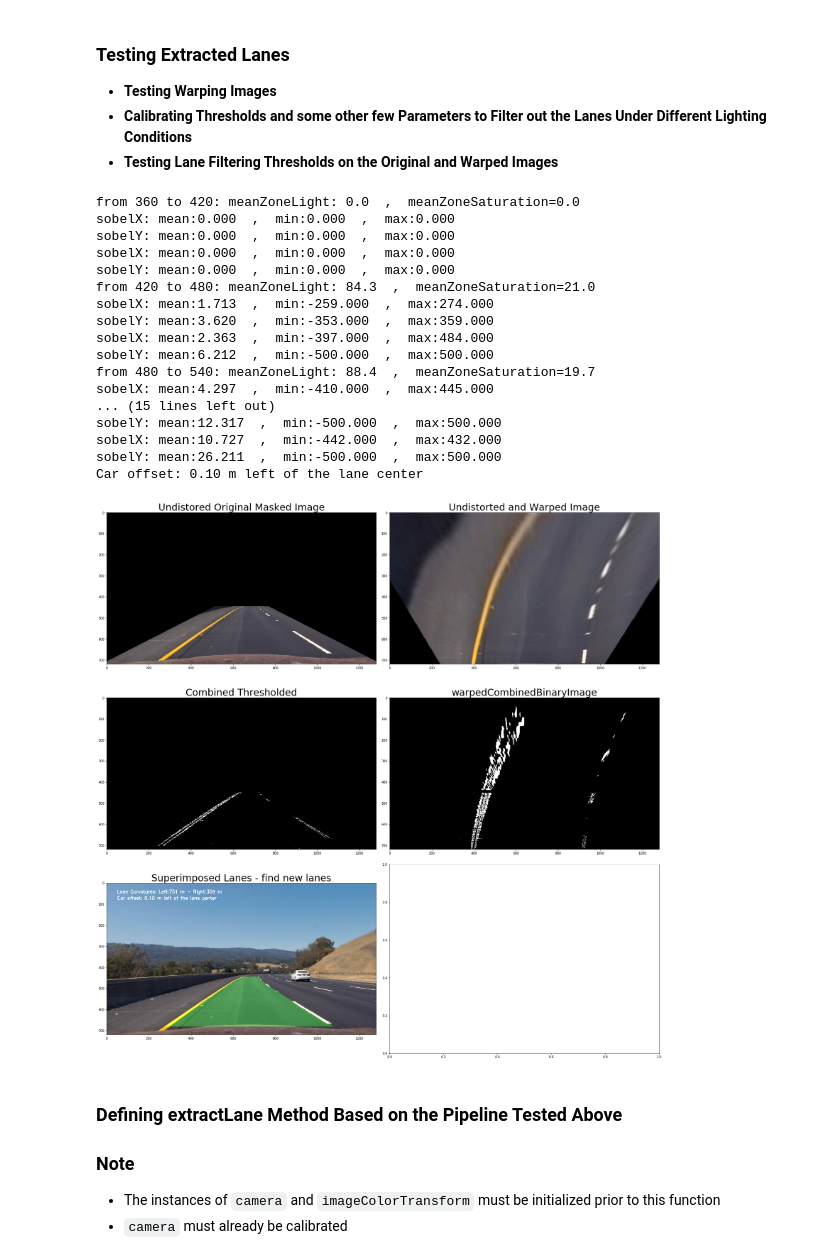
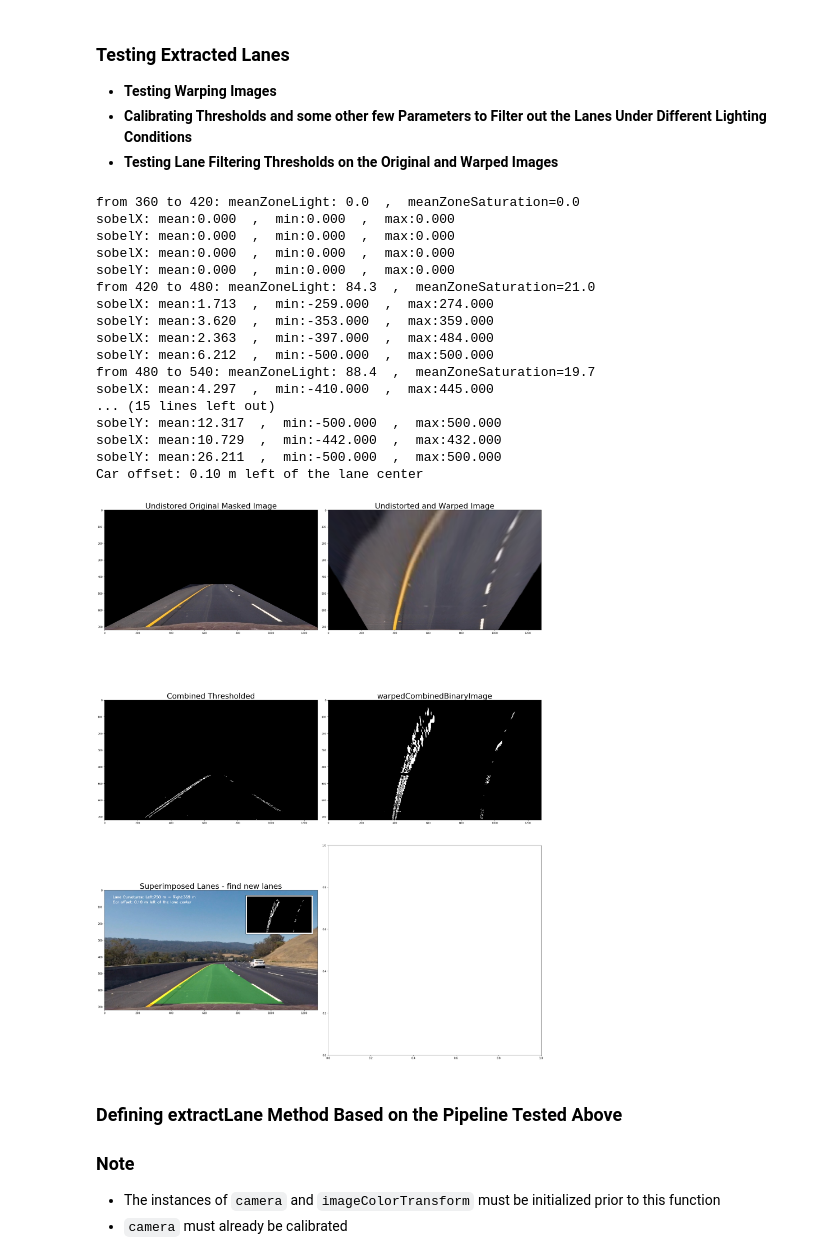
Before and after one commit to Hamidreza3252/CarND-Advanced-Lane-Lines, a Jupyter notebook: pipeline.ipynb, the cells around one changed output. Drawn from its saved outputs; the diff is of its cells as text; code cells hidden in the pictures.

Commit message:
adding overlaidm image to the video

```diff
--- a/pipeline.ipynb
+++ b/pipeline.ipynb
@@ -1168,7 +1170,8 @@ cv2.putText(superimposedImage, text, (50, 80), cv2.FONT_HERSHEY_SIMPLEX, fontSca
 print(text)
 
 # Plot the result
-f, axes = plt.subplots(3, 2, figsize=(24, 9*3))
+rowCount = 4
+f, axes = plt.subplots(3, 2, figsize=(24, 9*rowCount))
 
 axis = axes[0, 0]
 axis.imshow(maskedImage)
@@ -1183,35 +1186,59 @@ axis.imshow(combinedBinaryImage, cmap="gray")
 axis.set_title("Combined Thresholded", fontsize=30)
 
 axis = axes[1, 1]
 axis.imshow(warpedCombinedBinaryImage, cmap="gray")
 axis.set_title("warpedCombinedBinaryImage", fontsize=30)
 
 axis = axes[2, 0]
 axis.imshow(superimposedImage)
 axis.set_title("Superimposed Lanes - find new lanes", fontsize=30)
 
+# embedding an inermediate result to the final superimposedImage
+axis = axes[2, 0]
+
+scaleRatio = 0.2
+scaledWidth = superimposedImage.shape[1] * scaleRatio
+scaledHeight = superimposedImage.shape[0] * scaleRatio
+
+# Annotated point
+xy = (superimposedImage.shape[1]*0.82, scaledHeight * 1.02)
+
+imageBox = OffsetImage(warpedCombinedBinaryImage, zoom=scaleRatio, cmap="gray")
+imageBox.image.axes = axis
+
+ab = AnnotationBbox(imageBox, xy,
+                    xybox=(0.0, 0.0),
+                    xycoords="data",
+                    boxcoords="offset points",
+                    pad=0.5,
+                    arrowprops=dict(arrowstyle="->", connectionstyle="angle,angleA=0,angleB=90,rad=3")
+                    )
+
+axis.add_artist(ab)
+
+
 f.tight_layout()
 
 plt.subplots_adjust(left=0., right=1, top=0.9, bottom=0.0)
 # %% [output]
 from 360 to 420: meanZoneLight: 0.0  ,  meanZoneSaturation=0.0
 sobelX: mean:0.000  ,  min:0.000  ,  max:0.000
 sobelY: mean:0.000  ,  min:0.000  ,  max:0.000
 sobelX: mean:0.000  ,  min:0.000  ,  max:0.000
 sobelY: mean:0.000  ,  min:0.000  ,  max:0.000
 from 420 to 480: meanZoneLight: 84.3  ,  meanZoneSaturation=21.0
 sobelX: mean:1.713  ,  min:-259.000  ,  max:274.000
 sobelY: mean:3.620  ,  min:-353.000  ,  max:359.000
 sobelX: mean:2.363  ,  min:-397.000  ,  max:484.000
 sobelY: mean:6.212  ,  min:-500.000  ,  max:500.000
 from 480 to 540: meanZoneLight: 88.4  ,  meanZoneSaturation=19.7
 sobelX: mean:4.297  ,  min:-410.000  ,  max:445.000
 ... (15 lines left out)
 sobelY: mean:12.317  ,  min:-500.000  ,  max:500.000
-sobelX: mean:10.727  ,  min:-442.000  ,  max:432.000
+sobelX: mean:10.729  ,  min:-442.000  ,  max:432.000
 sobelY: mean:26.211  ,  min:-500.000  ,  max:500.000
 Car offset: 0.10 m left of the lane center
-[figure, old version]
+[figure, new version]
 # %% [markdown]
 ### Defining extractLane Method Based on the Pipeline Tested Above
 
```
Also changed, not shown: parts of 5 cells of this notebook, 4 other files.
